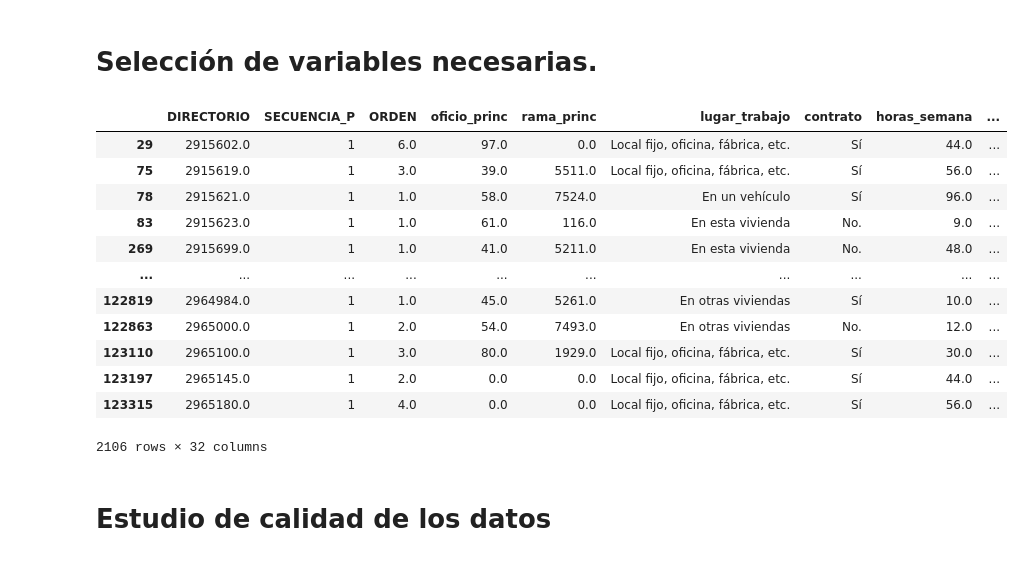
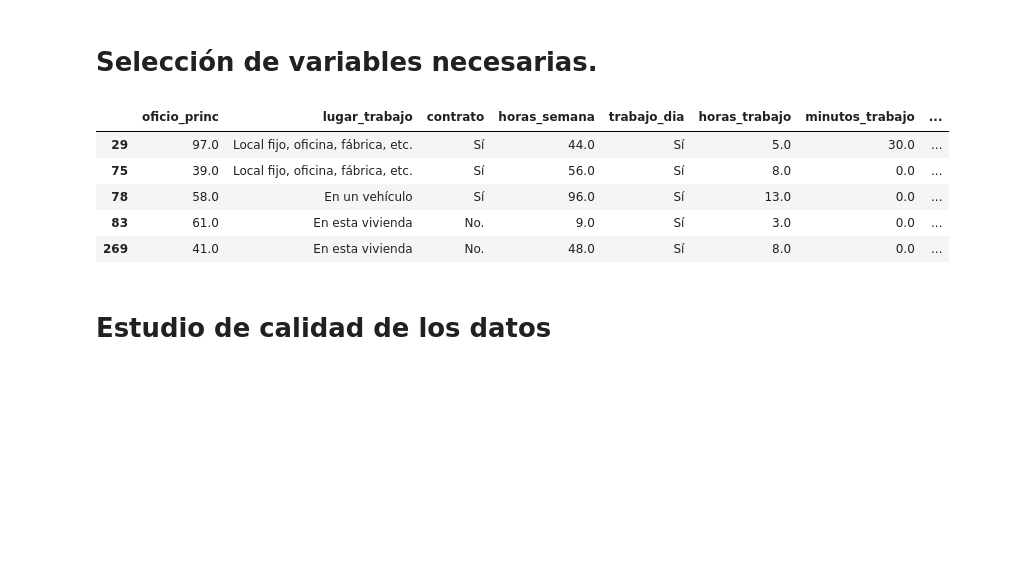
Before and after one commit to casalazara/Data-Science-Aplicado, a Jupyter notebook: Lab3/L3.ipynb, the cells around one changed output. Saved outputs shown, nothing was run; the diff lists cells and outputs as text; code cells hidden in the pictures; blank space fills up the shorter version.

```diff
--- a/Lab3/L3.ipynb
+++ b/Lab3/L3.ipynb
@@ -247,31 +247,24 @@ df.rename(columns=a_renombrar, inplace=True)
 # %% [markdown]
 # Selección de variables necesarias.
 # %%
-col_relevantes = ['DIRECTORIO', 'SECUENCIA_P', 'ORDEN', 'oficio_princ', 'rama_princ',
+col_relevantes = ['oficio_princ',
        'lugar_trabajo', 'contrato', 'horas_semana', 'trabajo_dia',
        'horas_trabajo', 'minutos_trabajo', 'horas_ida', 'minutos_ida',
        'este_trabajo', 'cantidad_tiempo', 'numero_personas',
        'empleo_secundario', 'ganancia_jubilacion', 'ganancia_arriendo',
        'ganancia_ayudas', 'ayuda_provino_de', 'valor_ayudas', 'REGION', 'clase',
        'tipo_vivienda', 'energia_electrica', 'estrato', 'acueducto',
        'alcantarillado', 'recoleccion_basuras', 'dias_x_semana',
        'gas_natural_dom']
 final = df[col_relevantes]
-final
+final.head(5)
 # %% [output]
-|  | DIRECTORIO | SECUENCIA_P | ORDEN | oficio_princ | rama_princ | lugar_trabajo | contrato | horas_semana | ... |
-| 29 | 2915602.0 | 1 | 6.0 | 97.0 | 0.0 | Local fijo, oficina, fábrica, etc. | Sí | 44.0 | ... |
-| 75 | 2915619.0 | 1 | 3.0 | 39.0 | 5511.0 | Local fijo, oficina, fábrica, etc. | Sí | 56.0 | ... |
-| 78 | 2915621.0 | 1 | 1.0 | 58.0 | 7524.0 | En un vehículo | Sí | 96.0 | ... |
-| 83 | 2915623.0 | 1 | 1.0 | 61.0 | 116.0 | En esta vivienda | No. | 9.0 | ... |
-| 269 | 2915699.0 | 1 | 1.0 | 41.0 | 5211.0 | En esta vivienda | No. | 48.0 | ... |
-| ... | ... | ... | ... | ... | ... | ... | ... | ... | ... |
-| 122819 | 2964984.0 | 1 | 1.0 | 45.0 | 5261.0 | En otras viviendas | Sí | 10.0 | ... |
-| 122863 | 2965000.0 | 1 | 2.0 | 54.0 | 7493.0 | En otras viviendas | No. | 12.0 | ... |
-| 123110 | 2965100.0 | 1 | 3.0 | 80.0 | 1929.0 | Local fijo, oficina, fábrica, etc. | Sí | 30.0 | ... |
-| 123197 | 2965145.0 | 1 | 2.0 | 0.0 | 0.0 | Local fijo, oficina, fábrica, etc. | Sí | 44.0 | ... |
-| 123315 | 2965180.0 | 1 | 4.0 | 0.0 | 0.0 | Local fijo, oficina, fábrica, etc. | Sí | 56.0 | ... |
+|  | oficio_princ | lugar_trabajo | contrato | horas_semana | trabajo_dia | horas_trabajo | minutos_trabajo | ... |
+| 29 | 97.0 | Local fijo, oficina, fábrica, etc. | Sí | 44.0 | Sí | 5.0 | 30.0 | ... |
+| 75 | 39.0 | Local fijo, oficina, fábrica, etc. | Sí | 56.0 | Sí | 8.0 | 0.0 | ... |
+| 78 | 58.0 | En un vehículo | Sí | 96.0 | Sí | 13.0 | 0.0 | ... |
+| 83 | 61.0 | En esta vivienda | No. | 9.0 | Sí | 3.0 | 0.0 | ... |
+| 269 | 41.0 | En esta vivienda | No. | 48.0 | Sí | 8.0 | 0.0 | ... |
-2106 rows × 32 columns
 # %% [markdown]
 # Estudio de calidad de los datos
 # %% [markdown]
```
Also changed, not shown: parts of 22 cells of this notebook.
